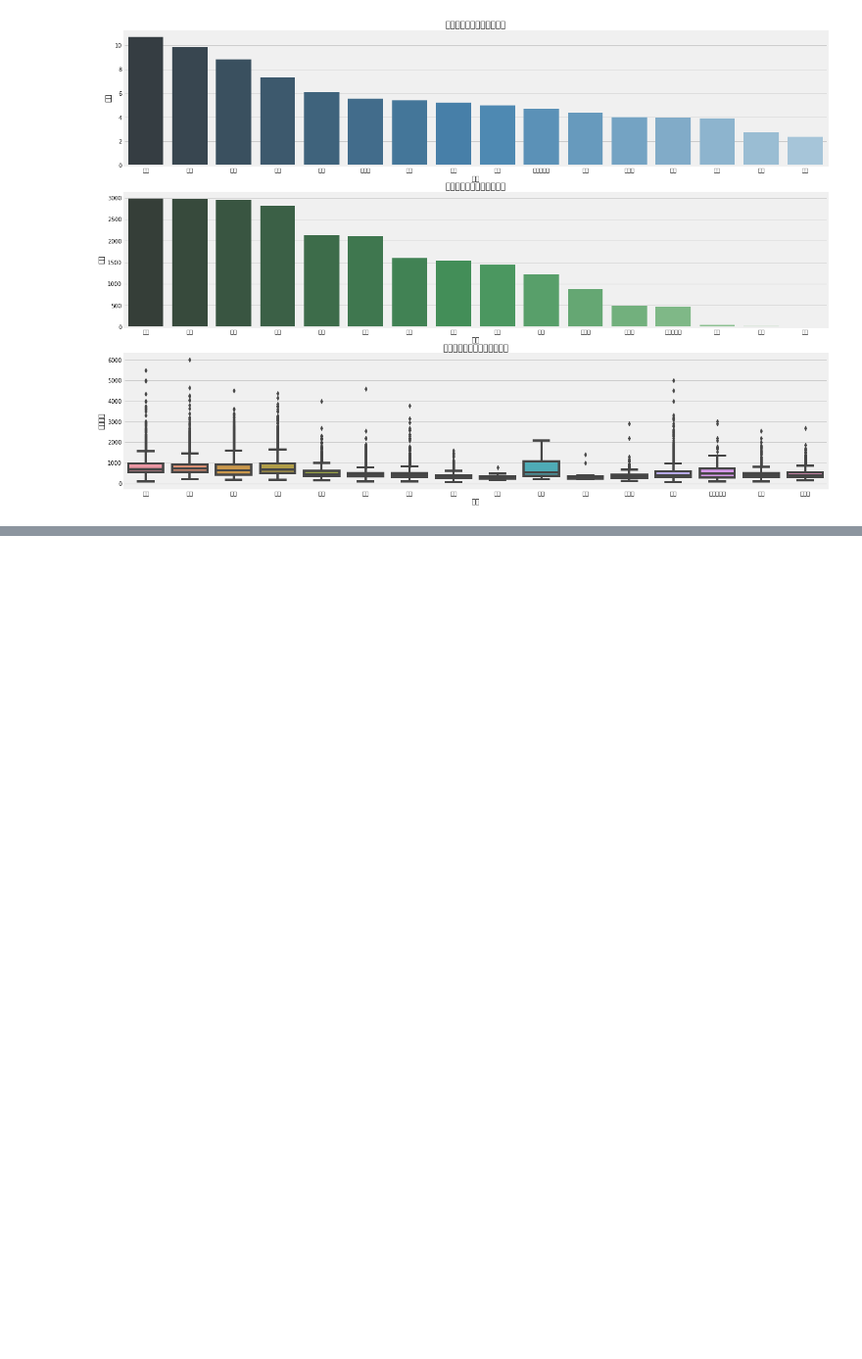
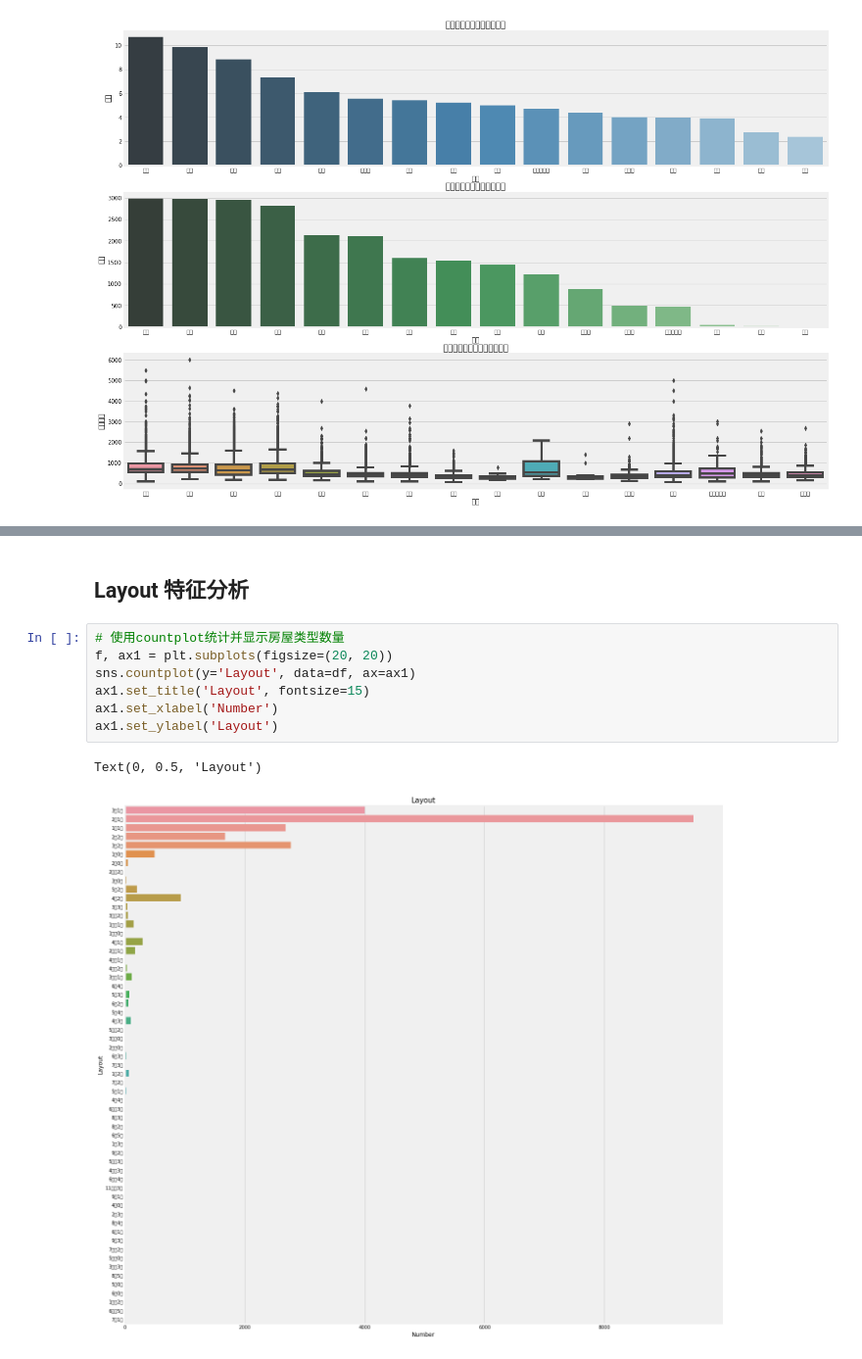
Before and after one commit to AlanConstantine/DataScienceProjects, a Jupyter notebook: SecondHandHousing/SecondHandHousingAnalysis.ipynb, the cells around one changed output, grey strips where cells are left out. Shown at 98% size. Cells and saved outputs as stored; diff of their text form; blank space fills up the shorter version.

```diff
--- a/SecondHandHousing/SecondHandHousingAnalysis.ipynb
+++ b/SecondHandHousing/SecondHandHousingAnalysis.ipynb
@@ -102,0 +167,12 @@ plt.show()
+# %% [markdown]
+## Layout 特征分析
+# %%
+# 使用countplot统计并显示房屋类型数量
+f, ax1 = plt.subplots(figsize=(20, 20))
+sns.countplot(y='Layout', data=df, ax=ax1)
+ax1.set_title('Layout', fontsize=15)
+ax1.set_xlabel('Number')
+ax1.set_ylabel('Layout')
+# %% [output]
+Text(0, 0.5, 'Layout')
+[figure, added]
```
Also changed, not shown: parts of 8 cells of this notebook, 1 other file.
